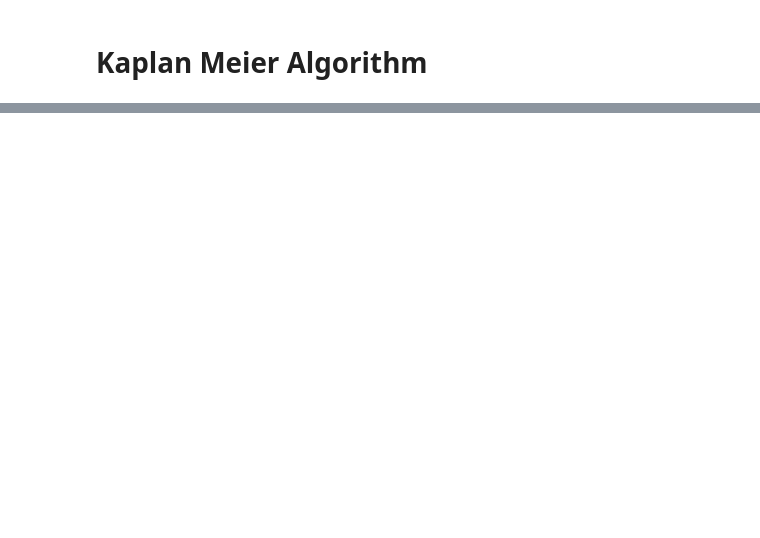
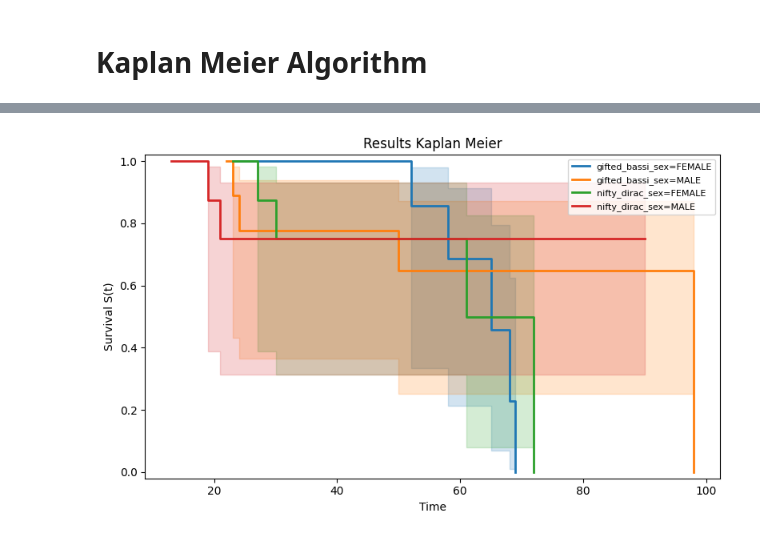
Before and after one commit to IKNL/idea4rc-vantage6-algorithms, a Jupyter notebook: deliverables/raven-api-documentation/7-analytics-kaplan-meier-and-log-rank.ipynb, the cells around one changed output, grey strips where cells are left out. Saved outputs shown, nothing was run; the diff lists cells and outputs as text; code cells hidden in the pictures; blank space fills up the shorter version.

Commit message:
Added log rank matrix to the kaplan meier estimation

```diff
--- a/deliverables/raven-api-documentation/7-analytics-kaplan-meier-and-log-rank.ipynb
+++ b/deliverables/raven-api-documentation/7-analytics-kaplan-meier-and-log-rank.ipynb
@@ -151,7 +186,7 @@ result_global = json.loads(base64.b64decode(response_global.json()["data"][0]["r
 import pandas as pd
 import matplotlib.pyplot as plt
 
-names = sorted(list(result_global.keys()))
+names = sorted(list(result_global["kaplan_meier"].keys()))
 
 # PREPARE FIG
 fig = plt.figure(figsize=(8, 5))
@@ -163,31 +198,34 @@ color_cycle = plt.cm.tab10.colors  # up to 10 distinct colors
 name_colors = {name: color_cycle[i % len(color_cycle)]
                    for i, name in enumerate(names)}
 
 ## PLOTTING
 for name in names:
 
     color = name_colors[name]
 
     df = pd.DataFrame({
         col: pd.Series(values, dtype=float)
-        for col, values in result_global[name].items()
+        for col, values in result_global["kaplan_meier"][name].items()
+        if col != "cohort"
     })
 
     x = df["age"]
     S = df["survival_cdf"]
 
     # KM curve
     ax.step(x, S, where="post", label=name, color=color, linewidth=2)
 
     # CI interval
     if "ci_lower" in df and "ci_upper" in df:
         ax.fill_between(x, df["ci_lower"], df["ci_upper"], step="post",
                         alpha=0.2, color=color)
 
 # FINISH FIG
 ax.set_ylim(-0.02, 1.02)
 ax.set_xlabel("Time")
 ax.set_ylabel("Survival S(t)")
 ax.set_title(title)
 ax.legend(loc="upper right", fontsize=8)
 fig.tight_layout()
+# %% [output]
+[figure, added]
```
Also changed, not shown: parts of 6 cells of this notebook, 1 other file.
